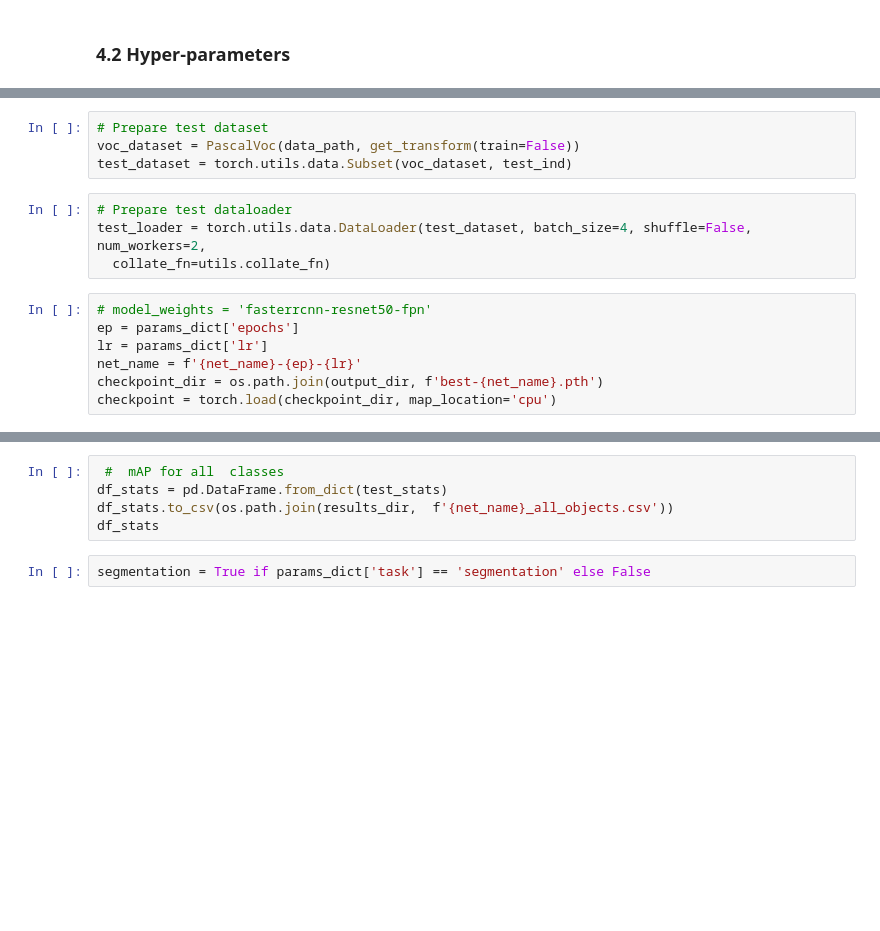
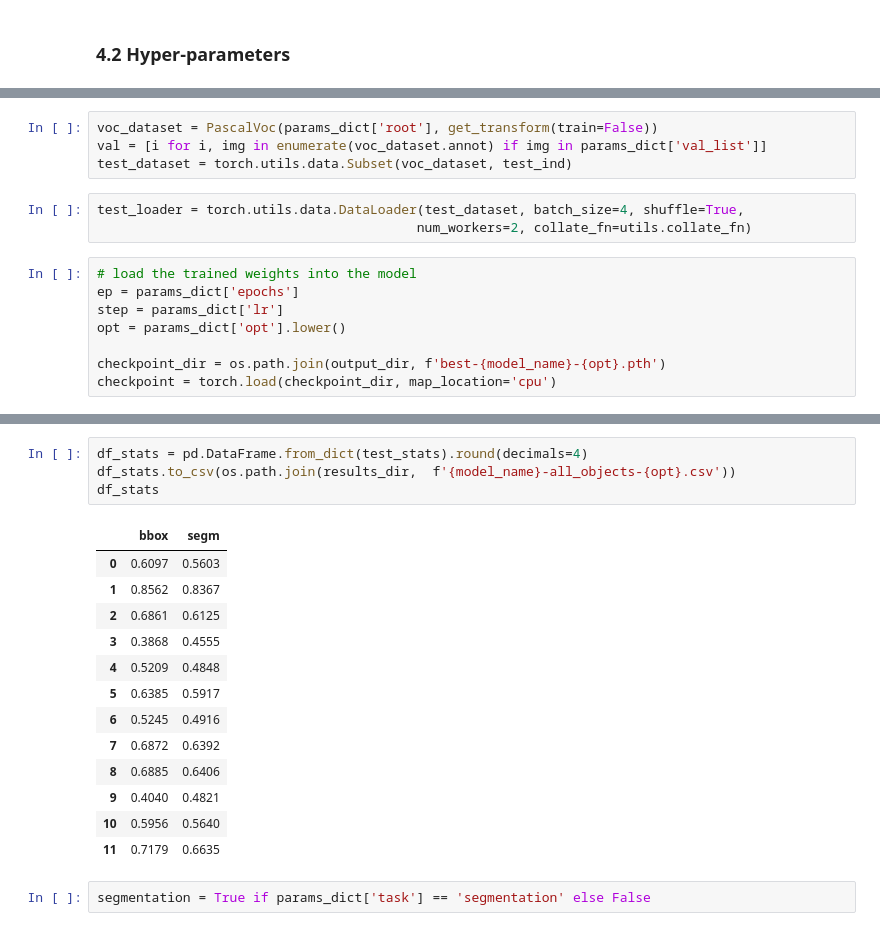
Before and after one commit to Wb-az/Image-Processing-PascalVOC, a Jupyter notebook: voc_train_eval.ipynb, the cells around one changed output, grey strips where cells are left out. Drawn from its saved outputs; the diff is of its cells as text; blank space fills up the shorter version.

```diff
--- a/voc_train_eval.ipynb
+++ b/voc_train_eval.ipynb
@@ -352,15 +456,15 @@ test_ind, net_name = main(params_dict)
 # %%
-# Prepare test dataset
-voc_dataset = PascalVoc(data_path, get_transform(train=False))
+voc_dataset = PascalVoc(params_dict['root'], get_transform(train=False))
+val = [i for i, img in enumerate(voc_dataset.annot) if img in params_dict['val_list']]
 test_dataset = torch.utils.data.Subset(voc_dataset, test_ind)
 # %%
-# Prepare test dataloader
-test_loader = torch.utils.data.DataLoader(test_dataset, batch_size=4, shuffle=False, num_workers=2,
-  collate_fn=utils.collate_fn)
+test_loader = torch.utils.data.DataLoader(test_dataset, batch_size=4, shuffle=True,
+                                         num_workers=2, collate_fn=utils.collate_fn)
 # %%
-# model_weights = 'fasterrcnn-resnet50-fpn'
+# load the trained weights into the model
 ep = params_dict['epochs']
-lr = params_dict['lr']
-net_name = f'{net_name}-{ep}-{lr}'
-checkpoint_dir = os.path.join(output_dir, f'best-{net_name}.pth')
+step = params_dict['lr']
+opt = params_dict['opt'].lower()
+
+checkpoint_dir = os.path.join(output_dir, f'best-{model_name}-{opt}.pth')
 checkpoint = torch.load(checkpoint_dir, map_location='cpu')
@@ -434,8 +574,21 @@ coco_ev, test_stats = evaluate(model_.to(device), test_loader, device=device)
 # %%
- #  mAP for all  classes
-df_stats = pd.DataFrame.from_dict(test_stats)
-df_stats.to_csv(os.path.join(results_dir,  f'{net_name}_all_objects.csv'))
+df_stats = pd.DataFrame.from_dict(test_stats).round(decimals=4)
+df_stats.to_csv(os.path.join(results_dir,  f'{model_name}-all_objects-{opt}.csv'))
 df_stats
+# %% [output]
+|  | bbox | segm |
+| 0 | 0.6097 | 0.5603 |
+| 1 | 0.8562 | 0.8367 |
+| 2 | 0.6861 | 0.6125 |
+| 3 | 0.3868 | 0.4555 |
+| 4 | 0.5209 | 0.4848 |
+| 5 | 0.6385 | 0.5917 |
+| 6 | 0.5245 | 0.4916 |
+| 7 | 0.6872 | 0.6392 |
+| 8 | 0.6885 | 0.6406 |
+| 9 | 0.4040 | 0.4821 |
+| 10 | 0.5956 | 0.5640 |
+| 11 | 0.7179 | 0.6635 |
 # %%
 segmentation = True if params_dict['task'] == 'segmentation' else False
 # %%
```
Also changed, not shown: parts of 45 cells of this notebook.
